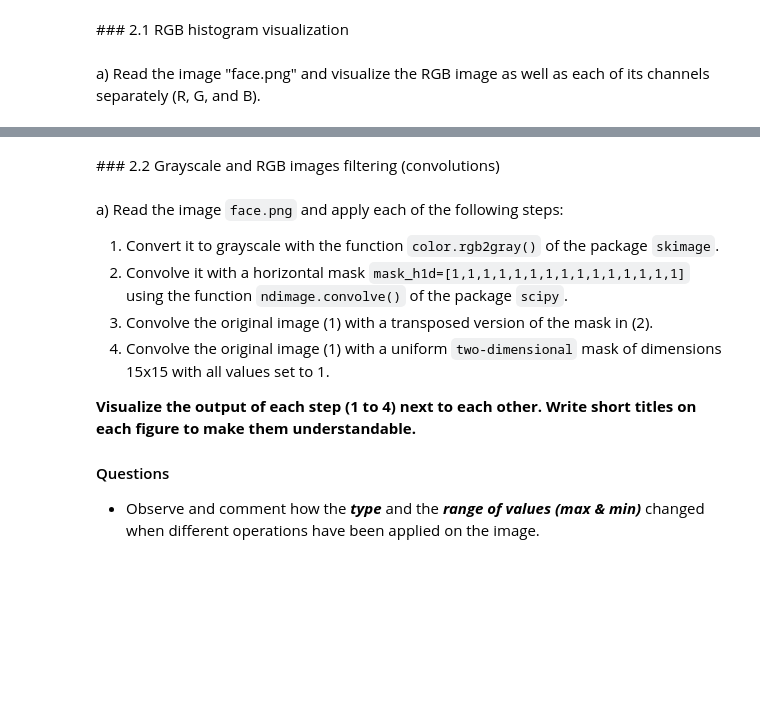
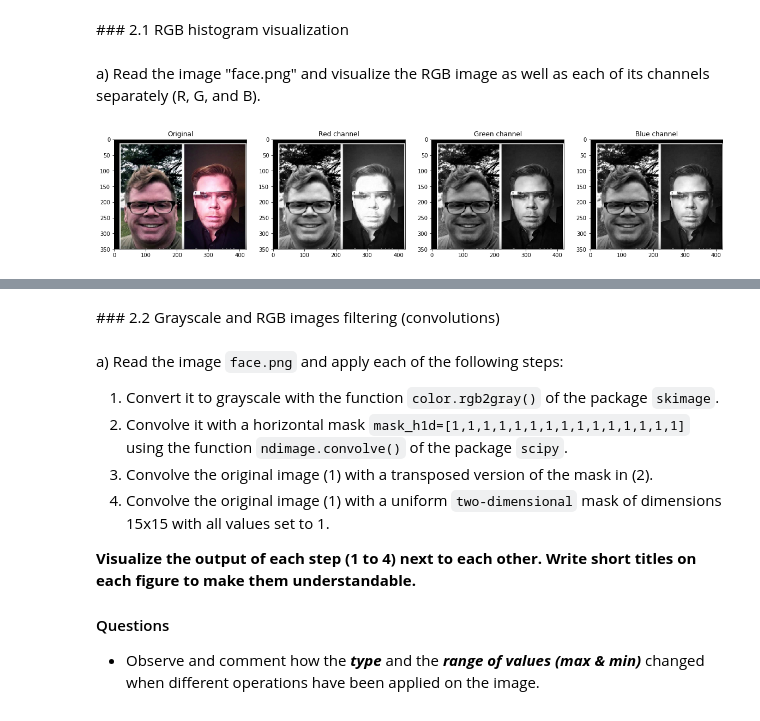
Before and after one commit to lousmontabes/Visio-Artificial, a Jupyter notebook: P2/p2_2018-2019_2solve.ipynb, the cells around one changed output, grey strips where cells are left out. Drawn from its saved outputs; the diff is of its cells as text; code cells hidden in the pictures; blank space fills up the shorter version.

```diff
--- a/P2/p2_2018-2019_2solve.ipynb
+++ b/P2/p2_2018-2019_2solve.ipynb
@@ -37,6 +37,41 @@ The following chapters of the book "Computer Vision: Algorithms and Applications
 ### 2.1 RGB histogram visualization
 # %% [markdown]
 a) Read the image "face.png" and visualize the RGB image as well as each of its channels separately (R, G, and B).
+# %%
+import numpy as np # useful for manipulating matrices
+from skimage import io # useful for image loading and saving
+from matplotlib import pyplot as plt # useful for plotting images on iPython or Jupyter Notebooks
+
+# Set matplotlib to display images inline
+%matplotlib inline
+
+from skimage import io
+
+# Load image
+face = io.imread("images/face.png")
+
+# Display images
+f, axarr = plt.subplots(ncols=4, nrows=1,figsize=(20,5))
+
+# Original
+axarr[0].imshow(face)
+axarr[0].set_title('Original')
+
+# R channel
+axarr[1].imshow(face[:,:,0], cmap = "gray")
+axarr[1].set_title('Red channel')
+
+# G channel
+axarr[2].imshow(face[:,:,1], cmap = "gray")
+axarr[2].set_title('Green channel')
+
+# B channel
+axarr[3].imshow(face[:,:,2], cmap = "gray")
+axarr[3].set_title('Blue channel')
+
+plt.show()
+# %% [output]
+[figure, added]
 # %% [markdown]
 b) Visualize the histogram of the image. What is the histogram representing for an image?
 The plotted histogram must accomplish these requirements (see image bellow as an example of histogram extraction):
```
Also changed, not shown: parts of 2 cells of this notebook.
